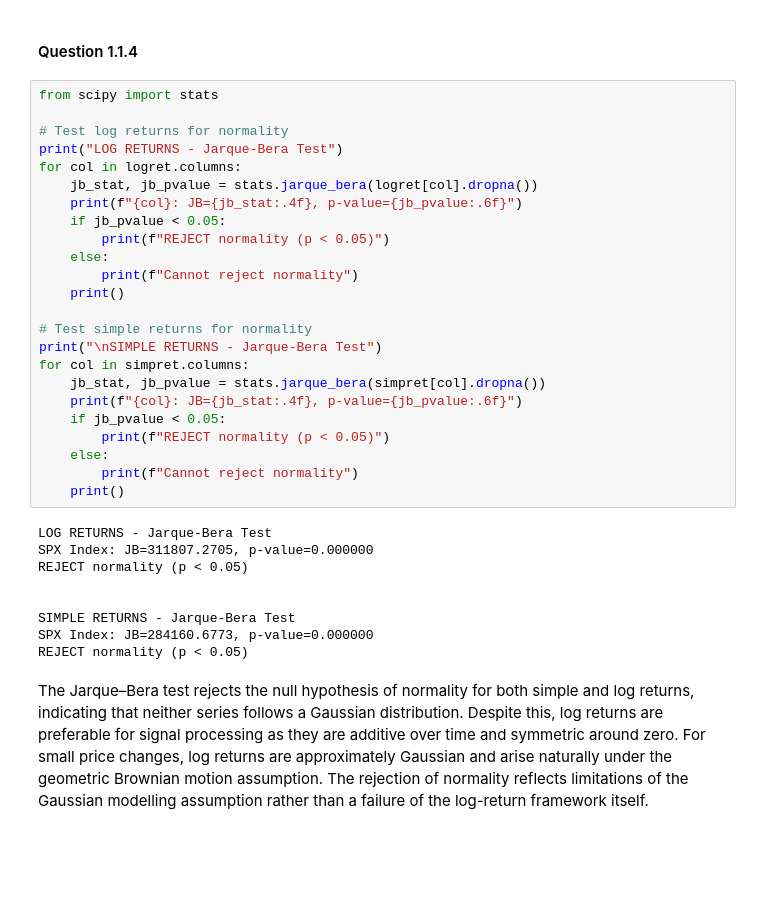
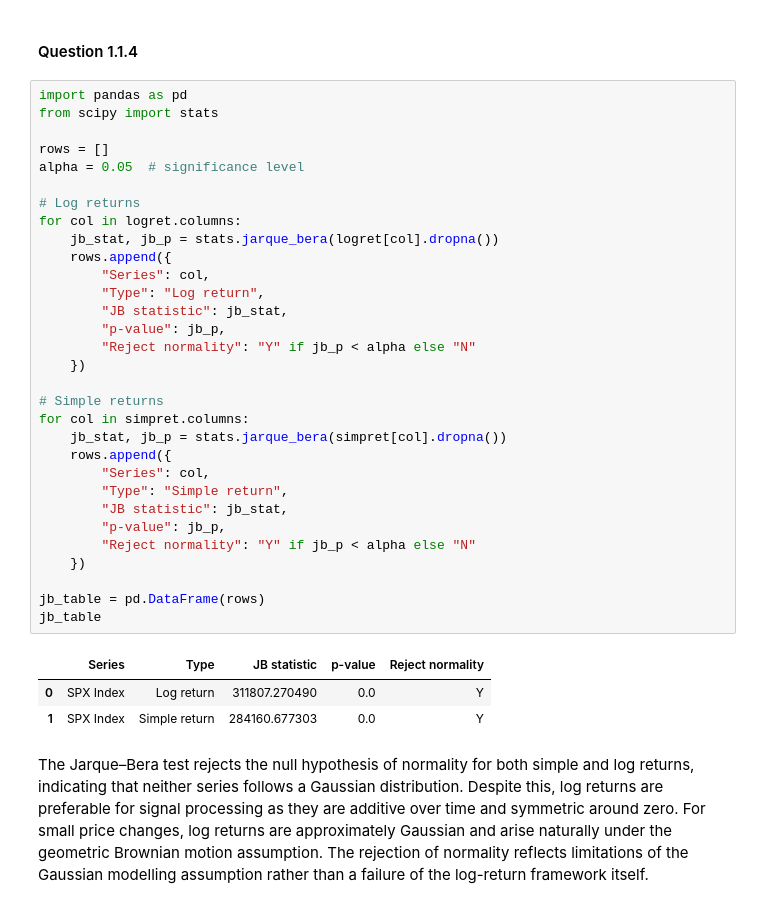
Before and after one commit to SamuelKhoo2003/Machine-Intelligence-For-Finance, a Jupyter notebook: mif_cw.ipynb, the cells around one changed output. Drawn from its saved outputs; the diff is of its cells as text; blank space fills up the shorter version.

```diff
--- a/mif_cw.ipynb
+++ b/mif_cw.ipynb
@@ -140,38 +140,40 @@ The rolling mean of both simple and logarithmic returns is approximately constan
 # %% [markdown]
 #### Question 1.1.4
 # %%
+import pandas as pd
 from scipy import stats
 
-# Test log returns for normality
-print("LOG RETURNS - Jarque-Bera Test")
+rows = []
+alpha = 0.05  # significance level
+
+# Log returns
 for col in logret.columns:
-    jb_stat, jb_pvalue = stats.jarque_bera(logret[col].dropna())
-    print(f"{col}: JB={jb_stat:.4f}, p-value={jb_pvalue:.6f}")
-    if jb_pvalue < 0.05:
-        print(f"REJECT normality (p < 0.05)")
-    else:
-        print(f"Cannot reject normality")
-    print()
+    jb_stat, jb_p = stats.jarque_bera(logret[col].dropna())
+    rows.append({
+        "Series": col,
+        "Type": "Log return",
+        "JB statistic": jb_stat,
+        "p-value": jb_p,
+        "Reject normality": "Y" if jb_p < alpha else "N"
+    })
 
-# Test simple returns for normality
-print("\nSIMPLE RETURNS - Jarque-Bera Test")
+# Simple returns
 for col in simpret.columns:
-    jb_stat, jb_pvalue = stats.jarque_bera(simpret[col].dropna())
-    print(f"{col}: JB={jb_stat:.4f}, p-value={jb_pvalue:.6f}")
-    if jb_pvalue < 0.05:
-        print(f"REJECT normality (p < 0.05)")
-    else:
-        print(f"Cannot reject normality")
-    print()
+    jb_stat, jb_p = stats.jarque_bera(simpret[col].dropna())
+    rows.append({
+        "Series": col,
+        "Type": "Simple return",
+        "JB statistic": jb_stat,
+        "p-value": jb_p,
+        "Reject normality": "Y" if jb_p < alpha else "N"
+    })
+
+jb_table = pd.DataFrame(rows)
+jb_table
 # %% [output]
-LOG RETURNS - Jarque-Bera Test
-SPX Index: JB=311807.2705, p-value=0.000000
-REJECT normality (p < 0.05)
-
-
-SIMPLE RETURNS - Jarque-Bera Test
-SPX Index: JB=284160.6773, p-value=0.000000
-REJECT normality (p < 0.05)
+|  | Series | Type | JB statistic | p-value | Reject normality |
+| 0 | SPX Index | Log return | 311807.270490 | 0.0 | Y |
+| 1 | SPX Index | Simple return | 284160.677303 | 0.0 | Y |
 # %% [markdown]
 The Jarque–Bera test rejects the null hypothesis of normality for both simple and log returns, indicating that neither series follows a Gaussian distribution. Despite this, log returns are preferable for signal processing as they are additive over time and symmetric around zero. For small price changes, log returns are approximately Gaussian and arise naturally under the geometric Brownian motion assumption. The rejection of normality reflects limitations of the Gaussian modelling assumption rather than a failure of the log-return framework itself.
 # %% [markdown]
```
Also changed, not shown: parts of 7 cells of this notebook.
